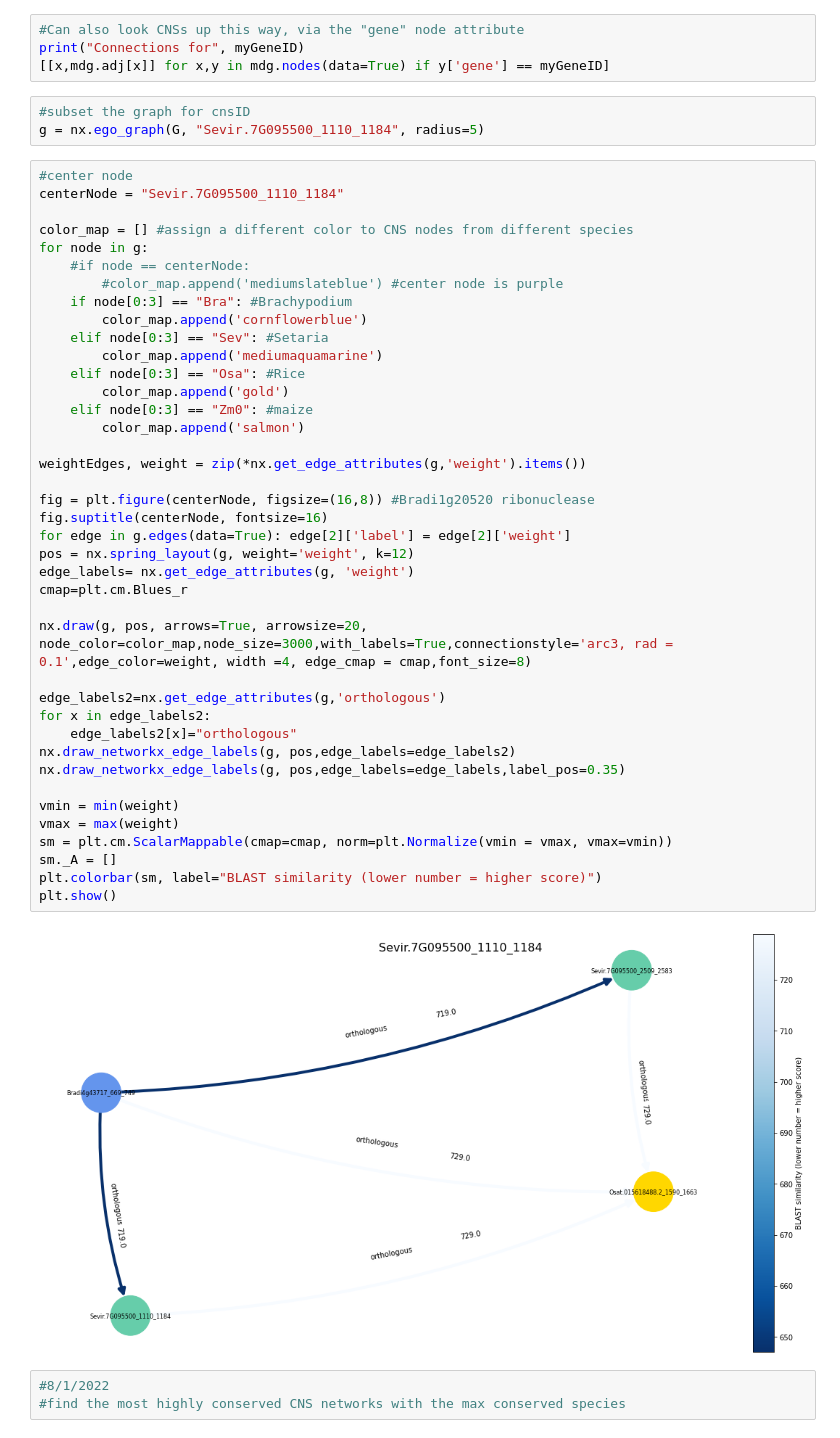
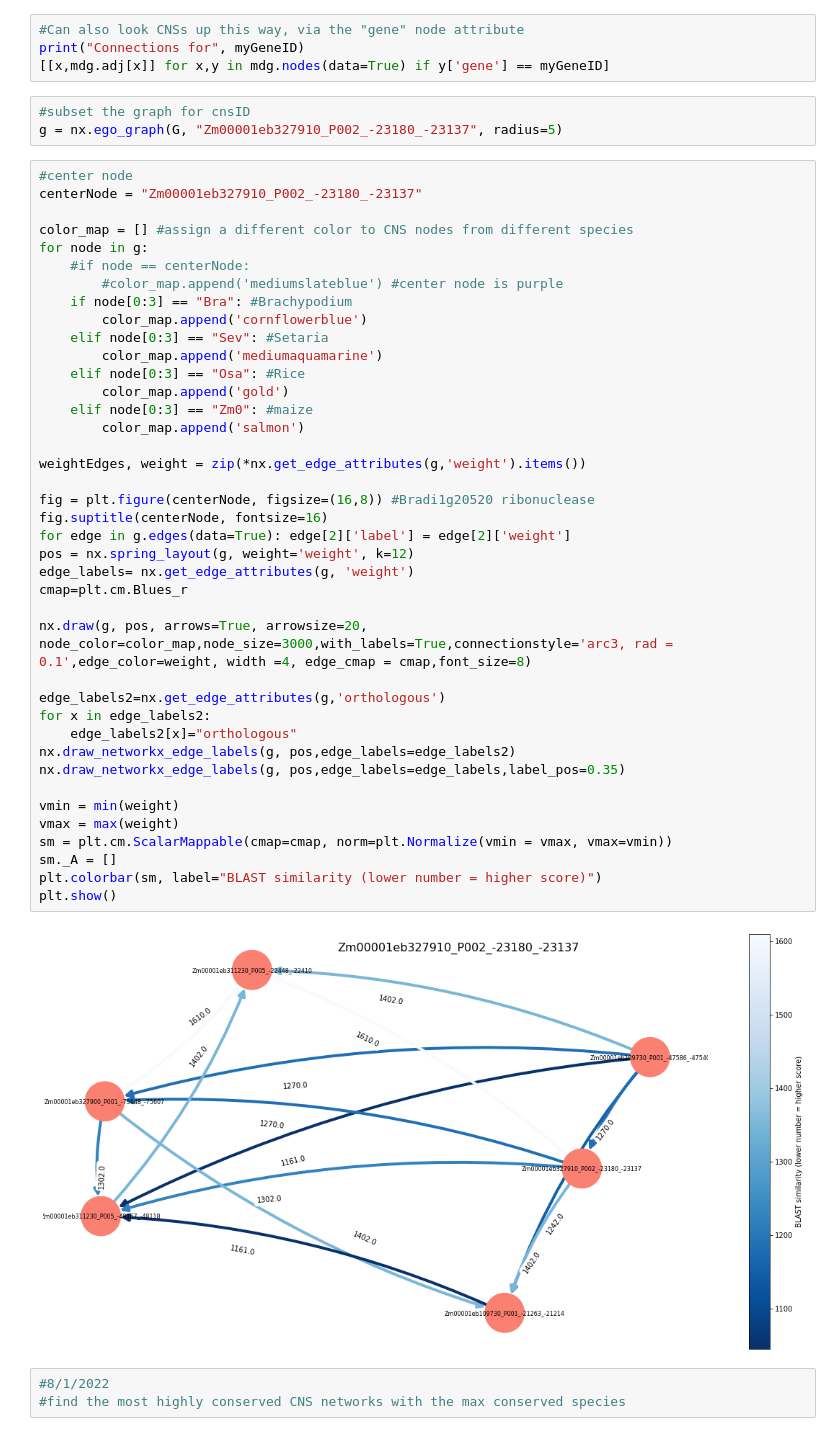
Before and after one commit to aednv/conservatory-analysis, a Jupyter notebook: cns-network-analysis/analyzeCNSNetworkWithOrthology.ipynb, the cells around one changed output. Saved outputs shown, nothing was run; the diff lists cells and outputs as text.

```diff
--- a/cns-network-analysis/analyzeCNSNetworkWithOrthology.ipynb
+++ b/cns-network-analysis/analyzeCNSNetworkWithOrthology.ipynb
@@ -192,10 +194,10 @@ print("Connections for", myGeneID)
 [[x,mdg.adj[x]] for x,y in mdg.nodes(data=True) if y['gene'] == myGeneID]
 # %%
 #subset the graph for cnsID
-g = nx.ego_graph(G, "Sevir.7G095500_1110_1184", radius=5)
+g = nx.ego_graph(G, "Zm00001eb327910_P002_-23180_-23137", radius=5)
 # %%
 #center node
-centerNode = "Sevir.7G095500_1110_1184"
+centerNode = "Zm00001eb327910_P002_-23180_-23137"
 
 color_map = [] #assign a different color to CNS nodes from different species
 for node in g:
@@ -207,34 +209,34 @@ for node in g:
         color_map.append('mediumaquamarine')
     elif node[0:3] == "Osa": #Rice
         color_map.append('gold')
     elif node[0:3] == "Zm0": #maize
         color_map.append('salmon')
 
 weightEdges, weight = zip(*nx.get_edge_attributes(g,'weight').items())
 
 fig = plt.figure(centerNode, figsize=(16,8)) #Bradi1g20520 ribonuclease
 fig.suptitle(centerNode, fontsize=16)
 for edge in g.edges(data=True): edge[2]['label'] = edge[2]['weight']
 pos = nx.spring_layout(g, weight='weight', k=12)
 edge_labels= nx.get_edge_attributes(g, 'weight')
 cmap=plt.cm.Blues_r
 
 nx.draw(g, pos, arrows=True, arrowsize=20, node_color=color_map,node_size=3000,with_labels=True,connectionstyle='arc3, rad = 0.1',edge_color=weight, width =4, edge_cmap = cmap,font_size=8)
 
 edge_labels2=nx.get_edge_attributes(g,'orthologous')
 for x in edge_labels2:
     edge_labels2[x]="orthologous"
 nx.draw_networkx_edge_labels(g, pos,edge_labels=edge_labels2)
 nx.draw_networkx_edge_labels(g, pos,edge_labels=edge_labels,label_pos=0.35)
 
 vmin = min(weight)
 vmax = max(weight)
 sm = plt.cm.ScalarMappable(cmap=cmap, norm=plt.Normalize(vmin = vmax, vmax=vmin))
 sm._A = []
 plt.colorbar(sm, label="BLAST similarity (lower number = higher score)")
 plt.show()
 # %% [output]
-[figure, old version]
+[figure, new version]
 # %%
 #8/1/2022
 #find the most highly conserved CNS networks with the max conserved species
```
Also changed, not shown: parts of 2 cells of this notebook.
